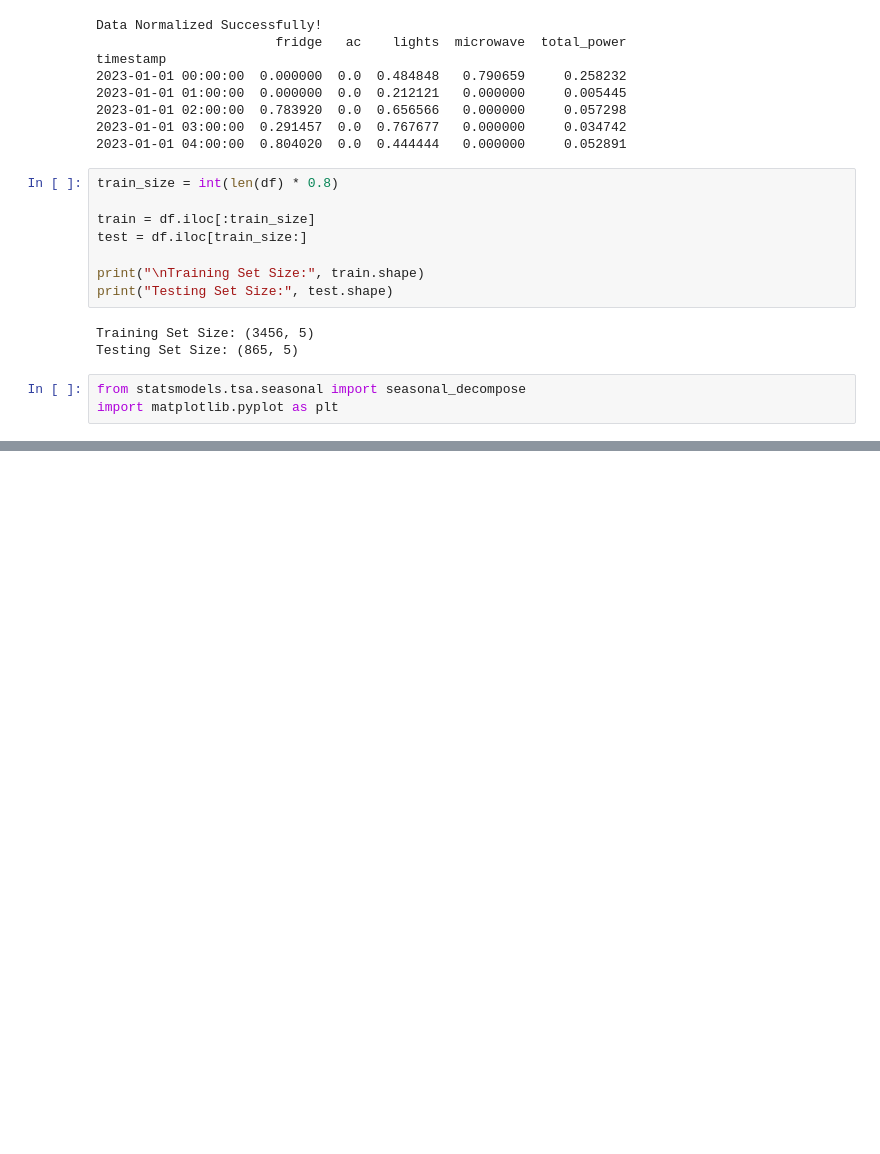
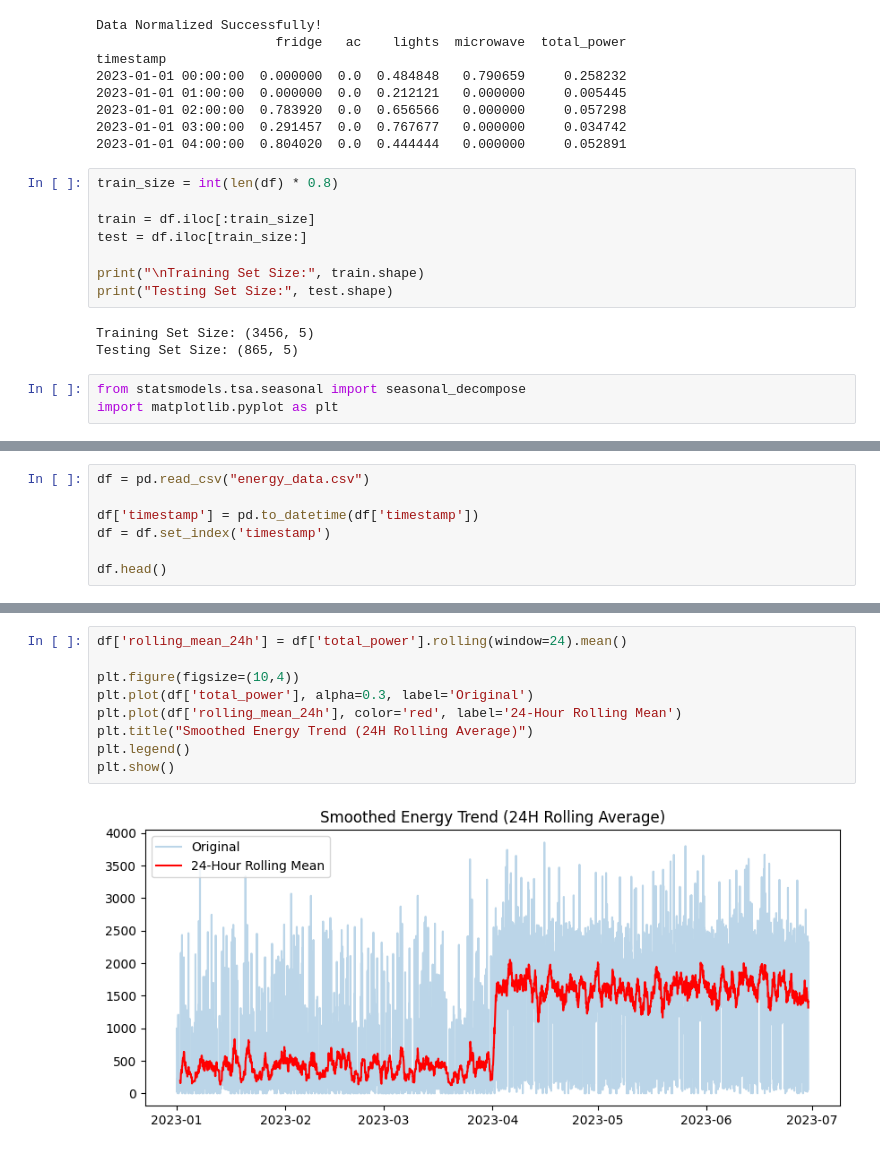
Before and after one commit to mailech/SmartEnergy-Consumption, a Jupyter notebook: Data.ipynb, the cells around one changed output, grey strips where cells are left out. Saved outputs shown, nothing was run; the diff lists cells and outputs as text; blank space fills up the shorter version.

```diff
--- a/Data.ipynb
+++ b/Data.ipynb
@@ -220,0 +213,7 @@ plt.show()
+# %%
+df = pd.read_csv("energy_data.csv")
+
+df['timestamp'] = pd.to_datetime(df['timestamp'])
+df = df.set_index('timestamp')
+
+df.head()
@@ -220,0 +228,11 @@ plt.show()
+# %%
+df['rolling_mean_24h'] = df['total_power'].rolling(window=24).mean()
+
+plt.figure(figsize=(10,4))
+plt.plot(df['total_power'], alpha=0.3, label='Original')
+plt.plot(df['rolling_mean_24h'], color='red', label='24-Hour Rolling Mean')
+plt.title("Smoothed Energy Trend (24H Rolling Average)")
+plt.legend()
+plt.show()
+# %% [output]
+[figure, added]
```
Also changed, not shown: parts of 9 cells of this notebook.
